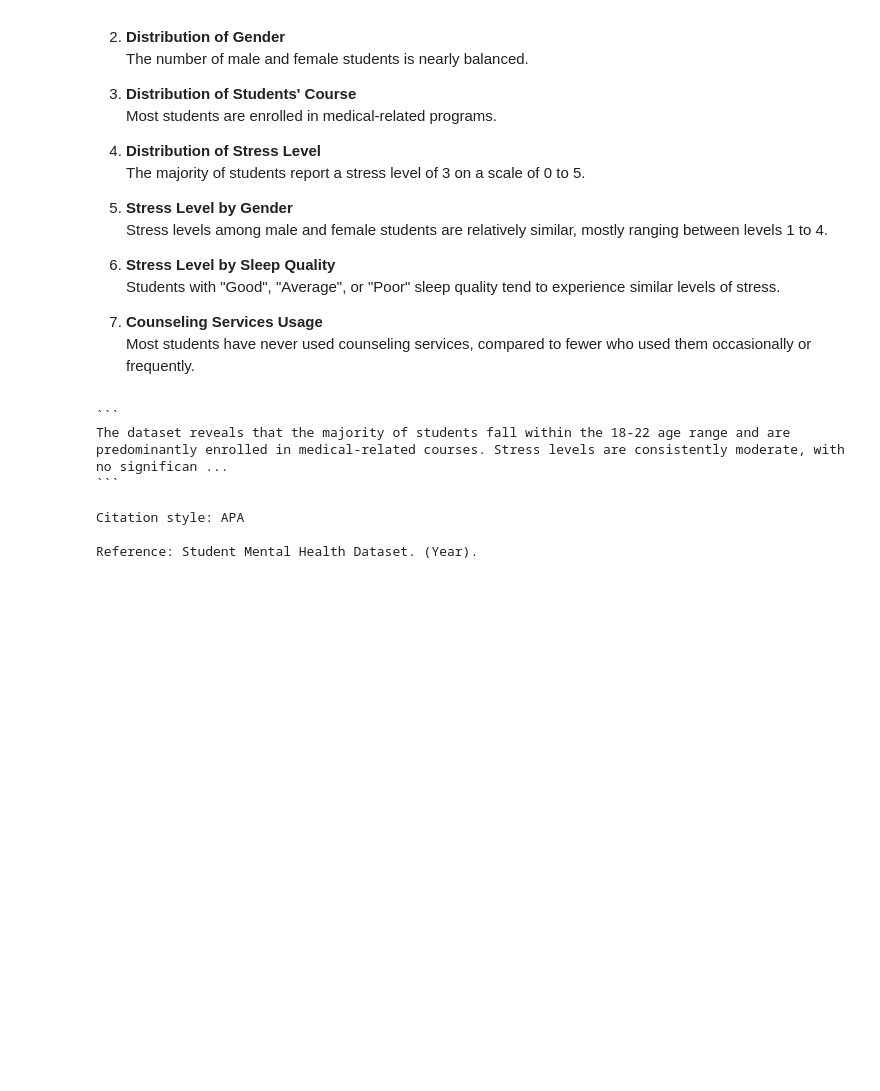
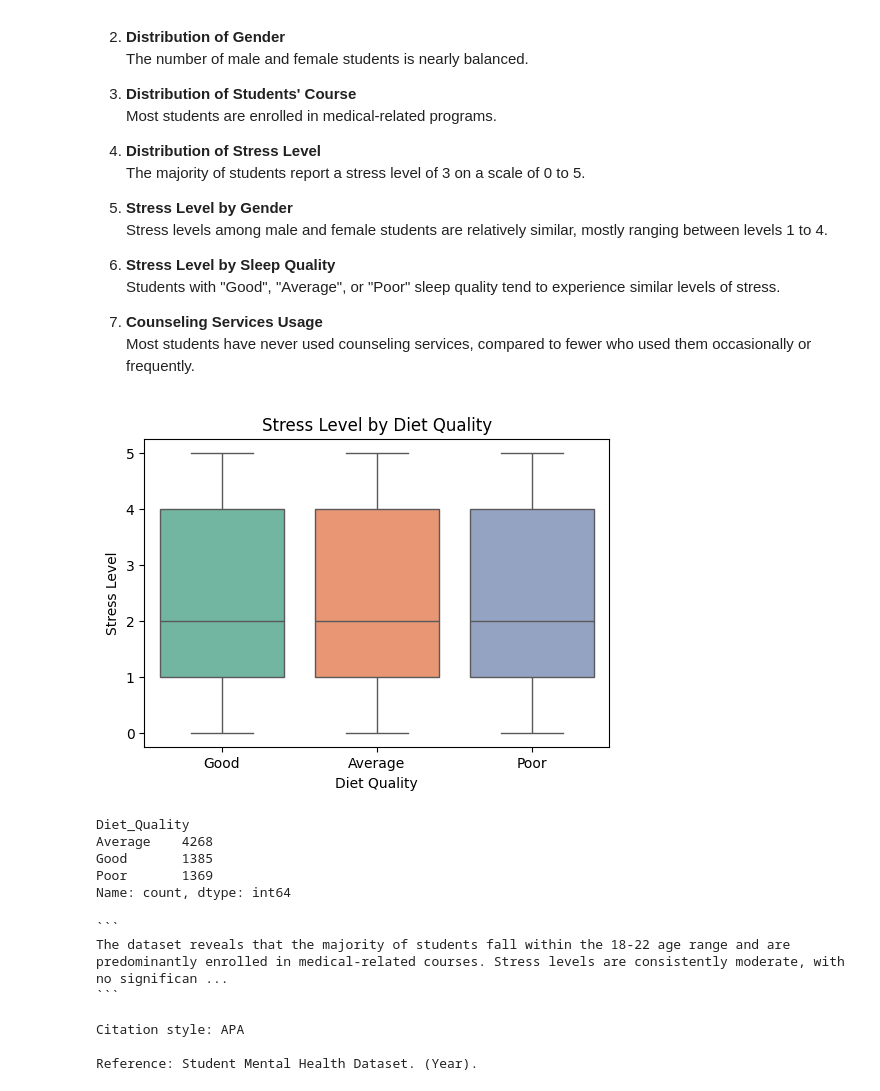
Before and after one commit to Emilianaalia/capstone-project-hacktiv8, a Jupyter notebook: capstone-notebook.ipynb, the cells around one changed output. Saved outputs shown, nothing was run; the diff lists cells and outputs as text; code cells hidden in the pictures; blank space fills up the shorter version.

```diff
--- a/capstone-notebook.ipynb
+++ b/capstone-notebook.ipynb
@@ -178,6 +178,23 @@ plt.show()
 
 7. **Counseling Services Usage**
    Most students have never used counseling services, compared to fewer who used them occasionally or frequently.
+# %%
+plt.figure(figsize=(6,4))
+sns.boxplot(x='Diet_Quality', y='Stress_Level', data=data, palette='Set2', hue='Diet_Quality', legend=False)
+plt.title('Stress Level by Diet Quality')
+plt.xlabel('Diet Quality')
+plt.ylabel('Stress Level')
+plt.show()
+# %% [output]
+[figure, added]
+# %%
+print(data['Diet_Quality'].value_counts())
+# %% [output]
+Diet_Quality
+Average    4268
+Good       1385
+Poor       1369
+Name: count, dtype: int64
 # %%
 !pip install langchain_community
 !pip install replicate
```
